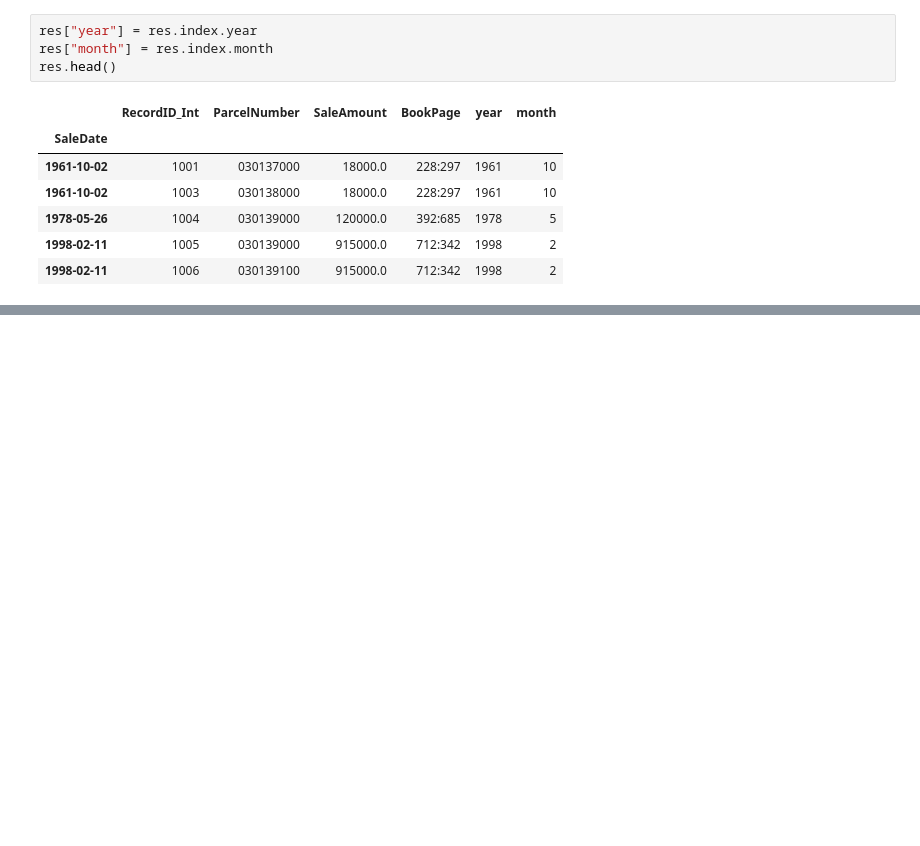
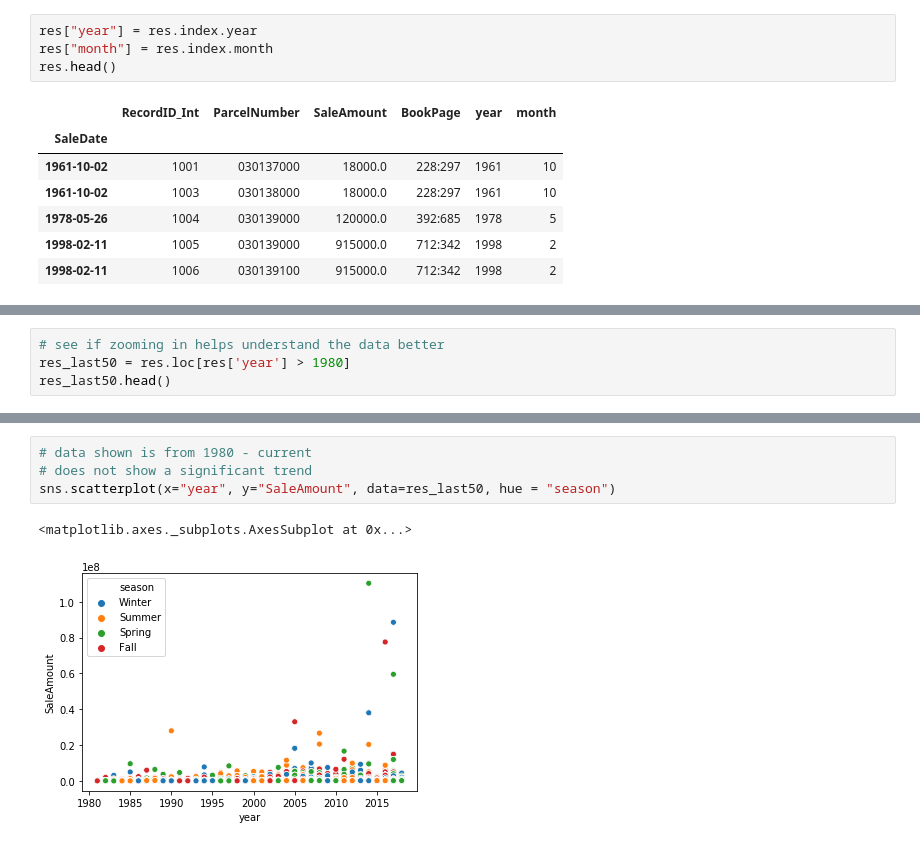
Before and after one commit to veenaramesh/charlottesville_housing, a Jupyter notebook: visualizations-cva-housing.ipynb, the cells around one changed output, grey strips where cells are left out. Saved outputs shown, nothing was run; the diff lists cells and outputs as text; blank space fills up the shorter version.

```diff
--- a/visualizations-cva-housing.ipynb
+++ b/visualizations-cva-housing.ipynb
@@ -138,0 +160,4 @@ sns.scatterplot(x="year", y="SaleAmount", data=res, hue = "month")
+# %%
+# see if zooming in helps understand the data better
+res_last50 = res.loc[res['year'] > 1980]
+res_last50.head()
@@ -138,0 +172,7 @@ sns.scatterplot(x="year", y="SaleAmount", data=res, hue = "month")
+# %%
+# data shown is from 1980 - current
+# does not show a significant trend
+sns.scatterplot(x="year", y="SaleAmount", data=res_last50, hue = "season")
+# %% [output]
+<matplotlib.axes._subplots.AxesSubplot at 0x...>
+[figure, added]
```
Also changed, not shown: parts of 6 cells of this notebook.
